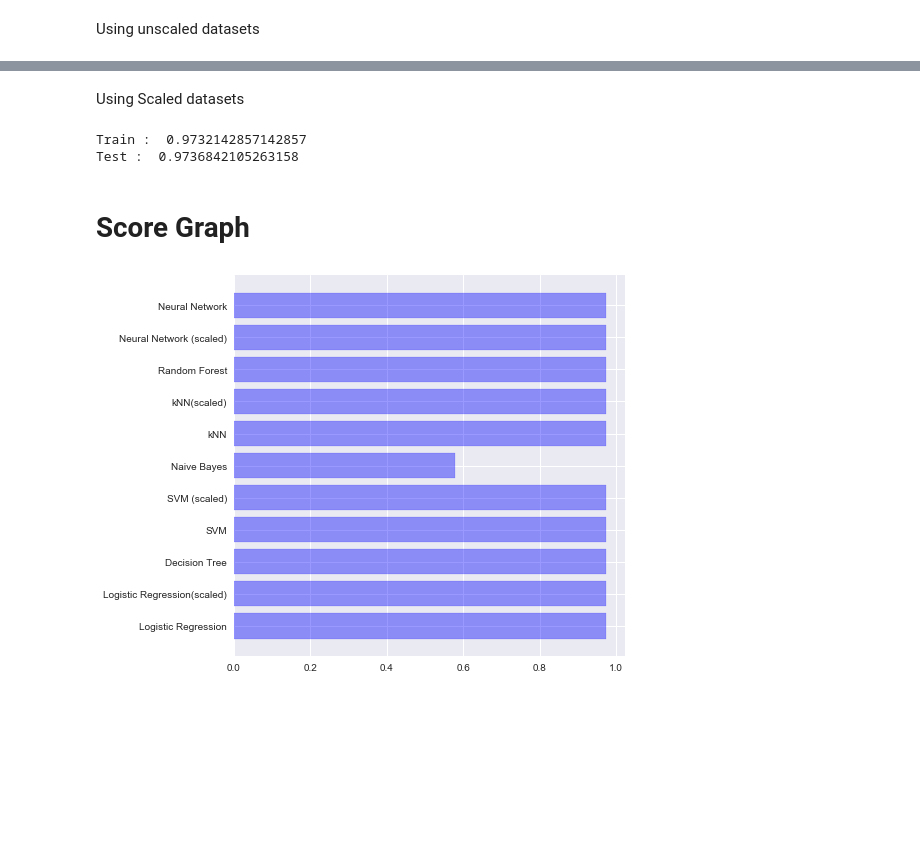
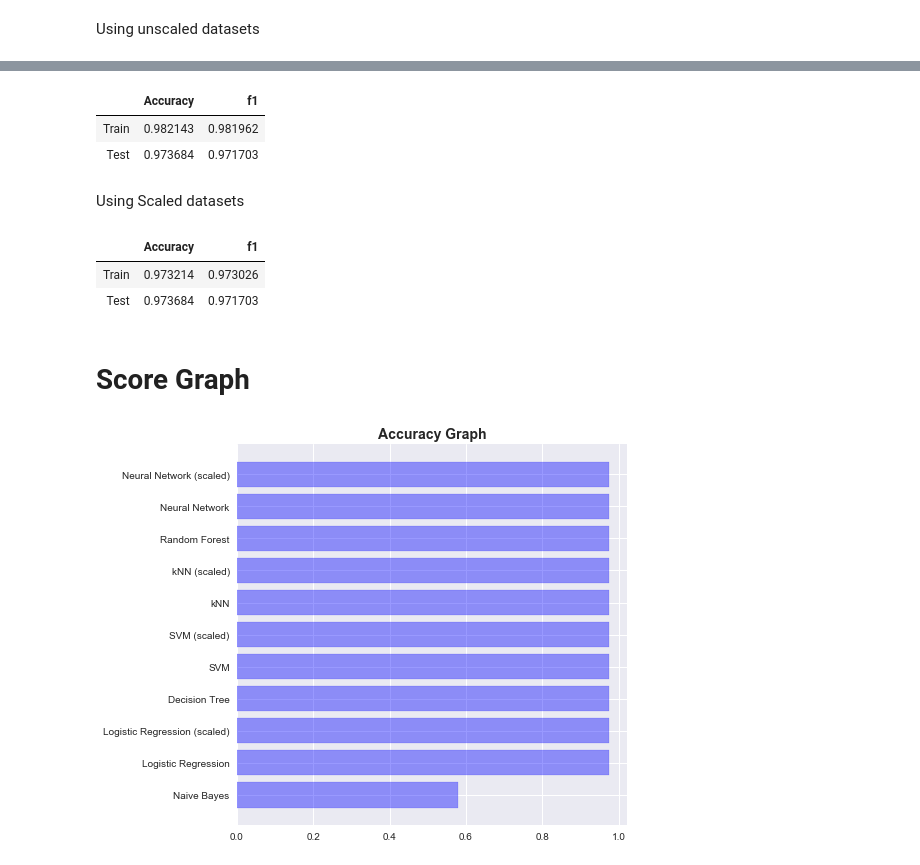
Before and after one commit to SurajSarangi/Iris-Flower-Classification, a Jupyter notebook: Iris.ipynb, the cells around one changed output, grey strips where cells are left out. Saved outputs shown, nothing was run; the diff lists cells and outputs as text; code cells hidden in the pictures; blank space fills up the shorter version.

```diff
--- a/Iris.ipynb
+++ b/Iris.ipynb
@@ -10,7 +10,8 @@ from sklearn.preprocessing import MinMaxScaler
 from sklearn.metrics import accuracy_score, f1_score
 plt.style.use('seaborn')
 # %%
-s_dict={}
+acc_dict={}
+f1_dict={}
 df=pd.read_csv("iris.csv")
 df.index=df.index+1
 df.head()
@@ -260,19 +296,50 @@ Test :  0.9736842105263158
+# %%
+def mlp():
+    nn= MLPClassifier(hidden_layer_sizes=(10,10), solver='adam', random_state=0, alpha=0.1, max_iter=1000).fit(X_train, y_train)
+    y_pred = nn.predict(X_train)
+    y_pred2= nn.predict(X_test)
+
+    s1 = accuracy_score(y_train, y_pred)
+    s2 = f1_score(y_train, y_pred, average='macro')
+    s3 = accuracy_score(y_test, y_pred2)
+    s4 = f1_score(y_test, y_pred2, average='macro')
+
+    acc_dict['Neural Network']= s3
+    f1_dict['Neural Network']= s4
+    return pd.DataFrame([[s1,s2],[s3,s4]], index=['Train','Test'], columns=['Accuracy', 'f1'])
+mlp()
+# %% [output]
+|  | Accuracy | f1 |
+| Train | 0.982143 | 0.981962 |
+| Test | 0.973684 | 0.971703 |
 # %% [markdown]
 Using Scaled datasets
-# %%
-nn2= MLPClassifier(hidden_layer_sizes=(10,10), solver='adam', random_state=0, alpha=0.1, max_iter=1000).fit(X_train2, y_train)
-s_dict['Neural Network (scaled)']=nn2.score(X_test2, y_test)
-print("Train : ",nn2.score(X_train2, y_train))
-print("Test : ",s_dict['Neural Network (scaled)'])
-# %% [output]
-Train :  0.9732142857142857
-Test :  0.9736842105263158
+# %%
+def mlp2():
+    nn= MLPClassifier(hidden_layer_sizes=(10,10), solver='adam', random_state=0, alpha=0.1, max_iter=1000).fit(X_train2, y_train)
+    y_pred = nn.predict(X_train2)
+    y_pred2= nn.predict(X_test2)
+
+    s1 = accuracy_score(y_train, y_pred)
+    s2 = f1_score(y_train, y_pred, average='macro')
+    s3 = accuracy_score(y_test, y_pred2)
+    s4 = f1_score(y_test, y_pred2, average='macro')
+
+    acc_dict['Neural Network (scaled)']= s3
+    f1_dict['Neural Network (scaled)']= s4
+    return pd.DataFrame([[s1,s2],[s3,s4]], index=['Train','Test'], columns=['Accuracy', 'f1'])
+mlp2()
+# %% [output]
+|  | Accuracy | f1 |
+| Train | 0.973214 | 0.973026 |
+| Test | 0.973684 | 0.971703 |
 # %% [markdown]
 # Score Graph
 # %%
 plt.figure(figsize=(7,7))
-plt.barh(range(len(s_dict)), list(s_dict.values()), align='center',color='blue',alpha=0.4,edgecolor='blue')
-plt.yticks(range(len(s_dict)), list(s_dict.keys()))
+plt.barh(range(len(acc_dict)), list(acc_dict.values()), align='center',color='blue',alpha=0.4,edgecolor='blue')
+plt.yticks(range(len(acc_dict)), list(acc_dict.keys()))
+plt.title('Accuracy Graph on Test', fontweight='bold', fontsize=14)
 plt.show()
 # %% [output]
-[figure, old version]
+[figure, new version]
```
Also changed, not shown: parts of 25 cells of this notebook.
